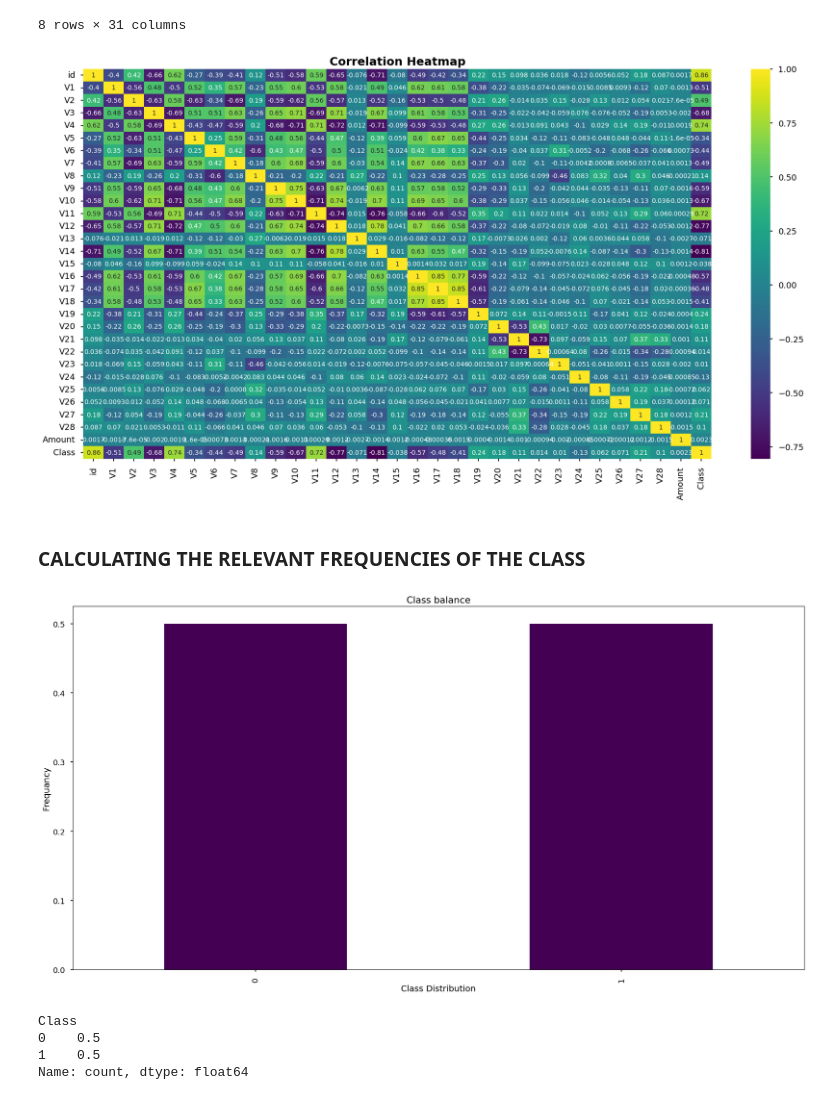
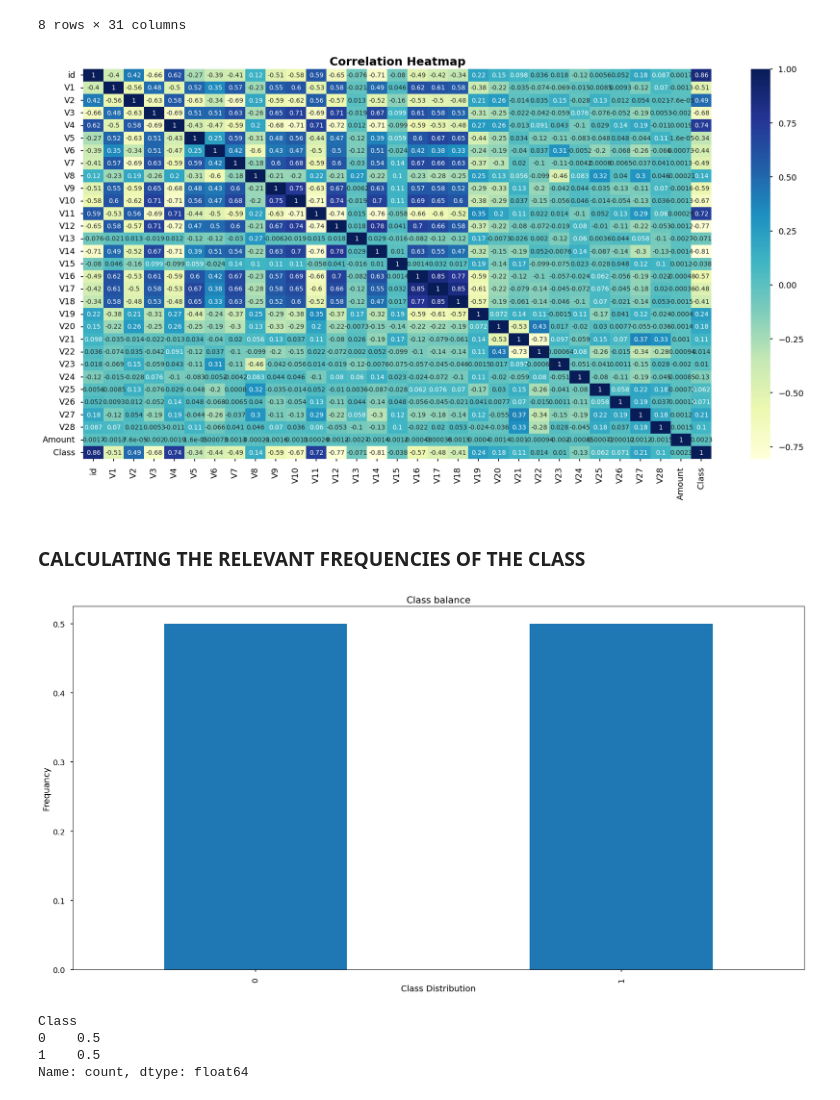
Before and after one commit to VinukaSilva/Credit-Card-Fraud-Detection, a Jupyter notebook: ANN.ipynb, the cells around one changed output. Cells and saved outputs as stored; diff of their text form; code cells hidden in the pictures.

```diff
--- a/ANN.ipynb
+++ b/ANN.ipynb
@@ -108,31 +111,31 @@ credit_data.describe()
 # %%
 # displaying the corelation matrix of the dataframe
 #corr = df.drop(columns=['Class']).corr()
 #sns.heatmap(corr);
 
 # style of the plot
 plt.style.use("seaborn-v0_8-talk")
 
 # figure size of the plot
 plt.rcParams['figure.figsize']= (22,11)
 
 plt.title("Correlation Heatmap",fontsize=18, weight= 'bold')
 
-sns.heatmap(credit_data.corr(), cmap="viridis", annot=True)
+sns.heatmap(credit_data.corr(), cmap="YlGnBu", annot=True)
 
 plt.show()
 # %% [output]
-[figure, old version]
+[figure, new version]
 # %% [markdown]
 ### CALCULATING THE RELEVANT FREQUENCIES OF THE CLASS
 # %%
 # visualizing the distribution of the class diagram
-credit_data['Class'].value_counts(normalize= True).plot(kind= 'bar', cmap='viridis')
+credit_data['Class'].value_counts(normalize= True).plot(kind= 'bar')
 plt.xlabel("Class Distribution")
 plt.ylabel("Frequancy")
 plt.title("Class balance");
 # %% [output]
-[figure, old version]
+[figure, new version]
 # %%
 # checking the percentage of each class in the dataset
 (credit_data.Class.value_counts())/(credit_data.Class.count())
```
Also changed, not shown: parts of 37 cells of this notebook.
